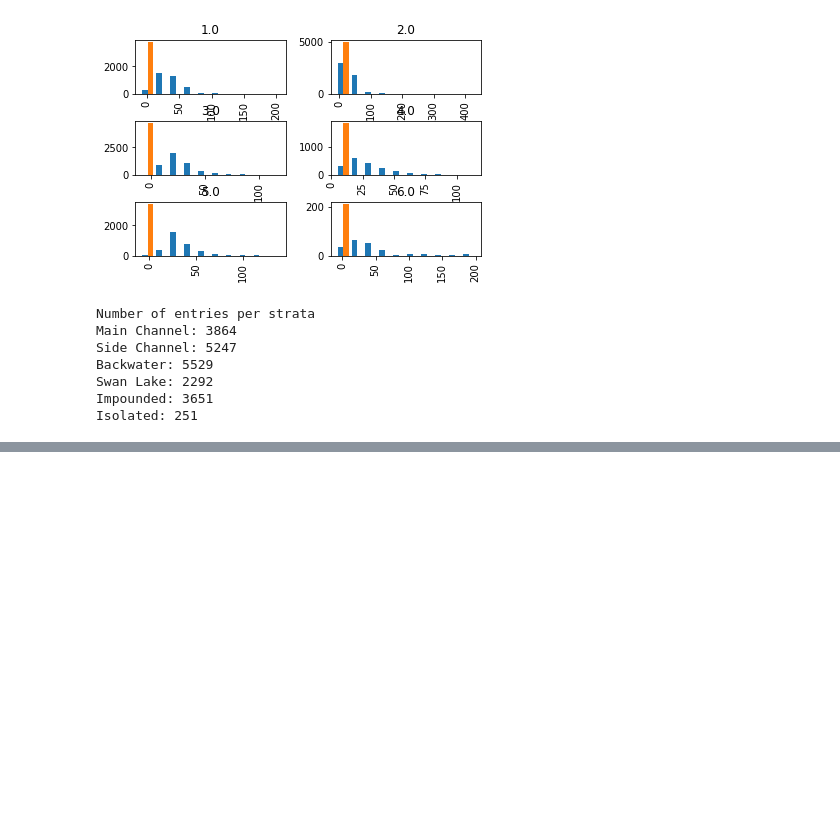
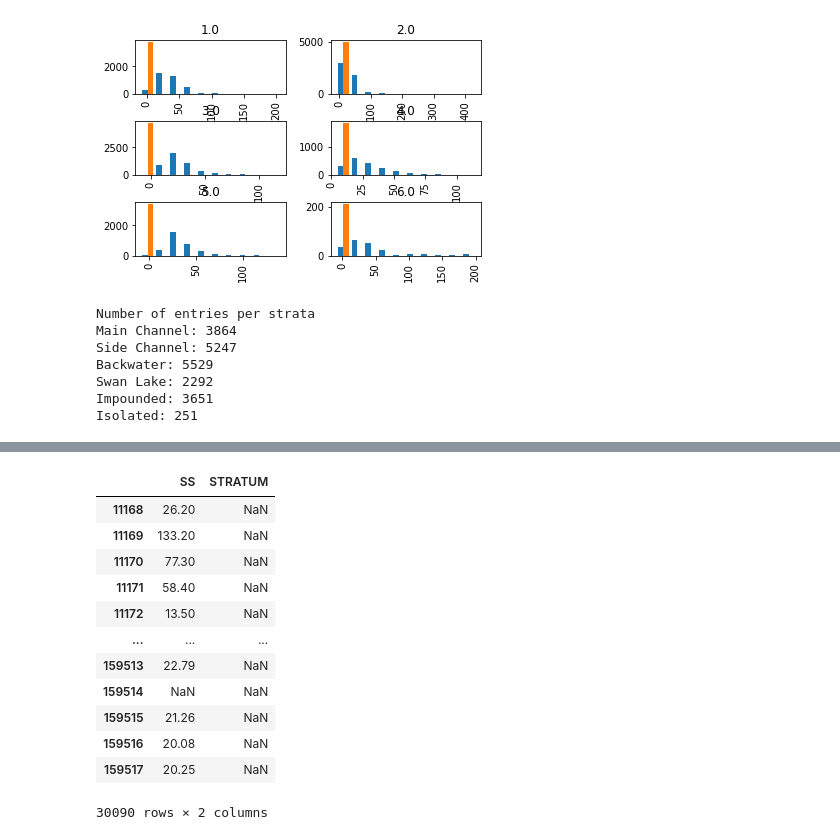
Before and after one commit to amberlee0516/UMR-TDA-2021, a Jupyter notebook: pools EDA/FM/InitialAnalysis.ipynb, the cells around one changed output, grey strips where cells are left out. Drawn from its saved outputs; the diff is of its cells as text; code cells hidden in the pictures; blank space fills up the shorter version.

```diff
--- a/pools EDA/FM/InitialAnalysis.ipynb
+++ b/pools EDA/FM/InitialAnalysis.ipynb
@@ -300,0 +333,16 @@ Isolated: 251
+# %%
+water_data[['SS','STRATUM']]
+# %% [output]
+|  | SS | STRATUM |
+| 11168 | 26.20 | NaN |
+| 11169 | 133.20 | NaN |
+| 11170 | 77.30 | NaN |
+| 11171 | 58.40 | NaN |
+| 11172 | 13.50 | NaN |
+| ... | ... | ... |
+| 159513 | 22.79 | NaN |
+| 159514 | NaN | NaN |
+| 159515 | 21.26 | NaN |
+| 159516 | 20.08 | NaN |
+| 159517 | 20.25 | NaN |
+30090 rows × 2 columns
```
Also changed, not shown: parts of 6 cells of this notebook.
